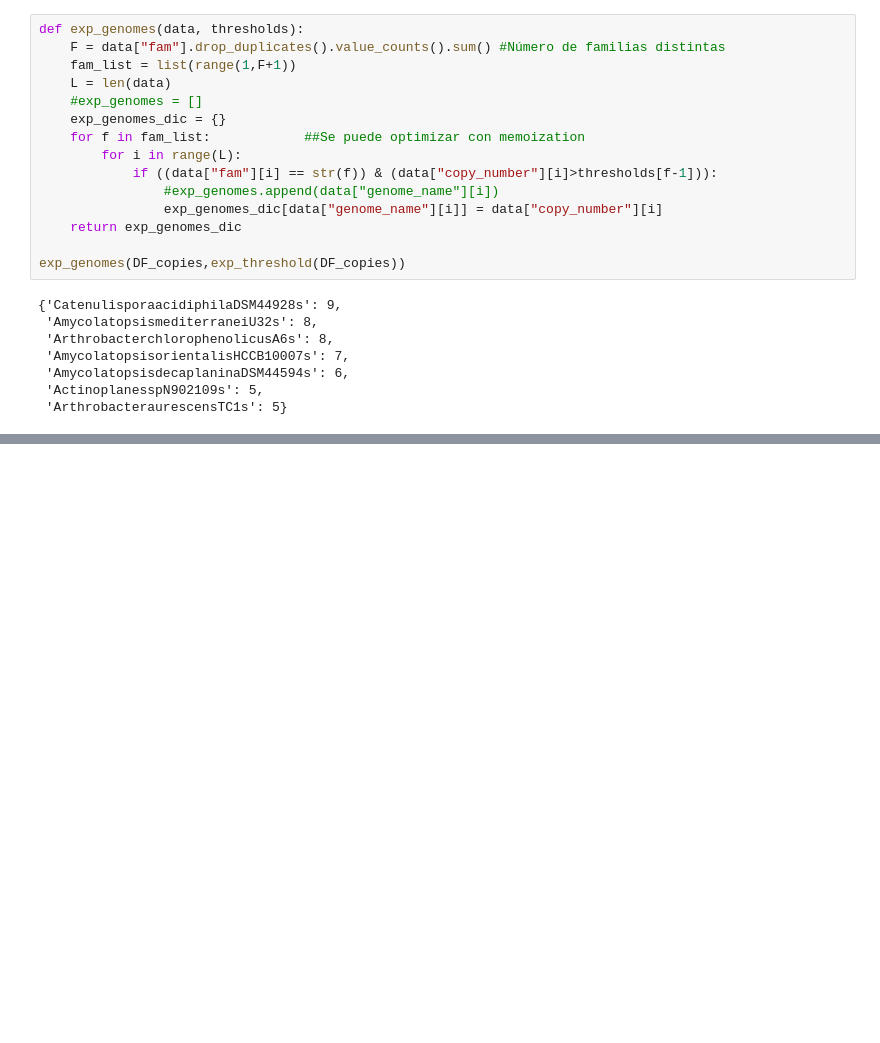
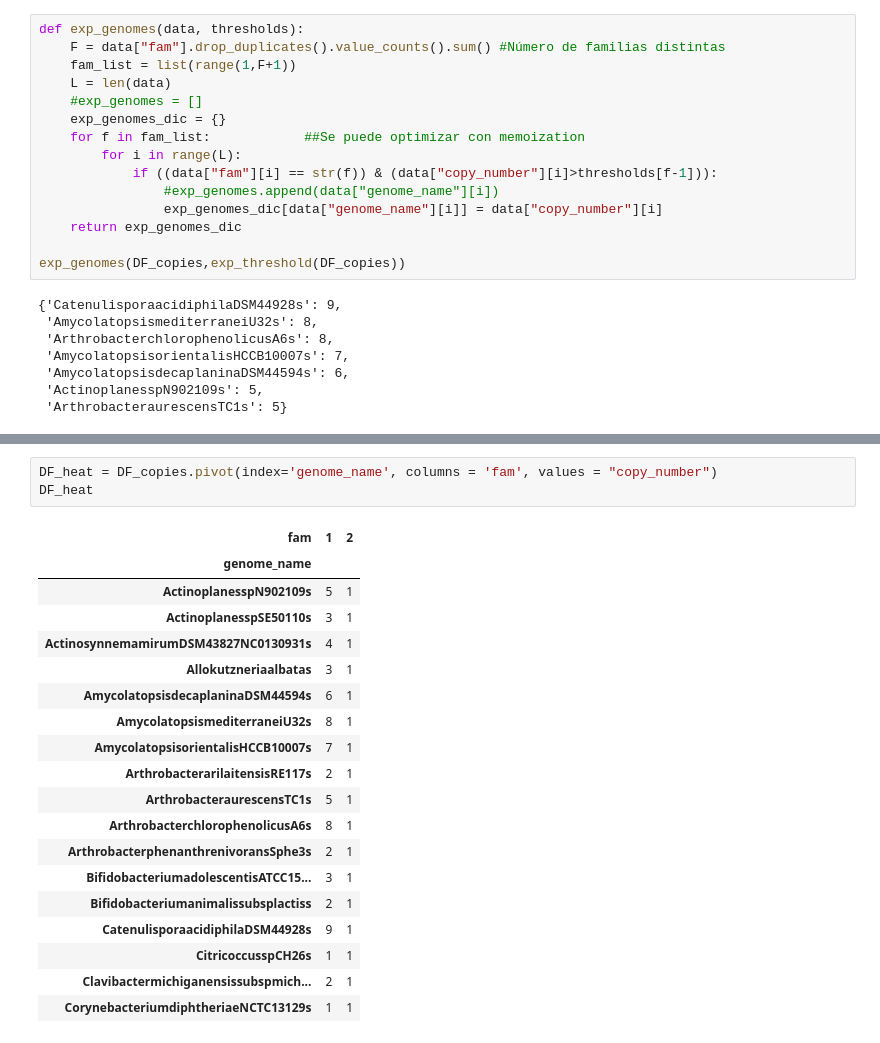
Before and after one commit to CsarMijangos/CsarPos, a Jupyter notebook: Jupyter_notebooks/Versión2.ipynb, the cells around one changed output, grey strips where cells are left out. Cells and saved outputs as stored; diff of their text form; blank space fills up the shorter version.

```diff
--- a/Jupyter_notebooks/Versión2.ipynb
+++ b/Jupyter_notebooks/Versión2.ipynb
@@ -310,0 +285,23 @@ exp_genomes(DF_copies,exp_threshold(DF_copies))
+# %%
+DF_heat = DF_copies.pivot(index='genome_name', columns = 'fam', values = "copy_number")
+DF_heat
+# %% [output]
+| fam | 1 | 2 |
+| genome_name |  |  |
+| ActinoplanesspN902109s | 5 | 1 |
+| ActinoplanesspSE50110s | 3 | 1 |
+| ActinosynnemamirumDSM43827NC0130931s | 4 | 1 |
+| Allokutzneriaalbatas | 3 | 1 |
+| AmycolatopsisdecaplaninaDSM44594s | 6 | 1 |
+| AmycolatopsismediterraneiU32s | 8 | 1 |
+| AmycolatopsisorientalisHCCB10007s | 7 | 1 |
+| ArthrobacterarilaitensisRE117s | 2 | 1 |
+| ArthrobacteraurescensTC1s | 5 | 1 |
+| ArthrobacterchlorophenolicusA6s | 8 | 1 |
+| ArthrobacterphenanthrenivoransSphe3s | 2 | 1 |
+| BifidobacteriumadolescentisATCC15... | 3 | 1 |
+| Bifidobacteriumanimalissubsplactiss | 2 | 1 |
+| CatenulisporaacidiphilaDSM44928s | 9 | 1 |
+| CitricoccusspCH26s | 1 | 1 |
+| Clavibactermichiganensissubspmich... | 2 | 1 |
+| CorynebacteriumdiphtheriaeNCTC13129s | 1 | 1 |
```
Also changed, not shown: parts of 13 cells of this notebook.
